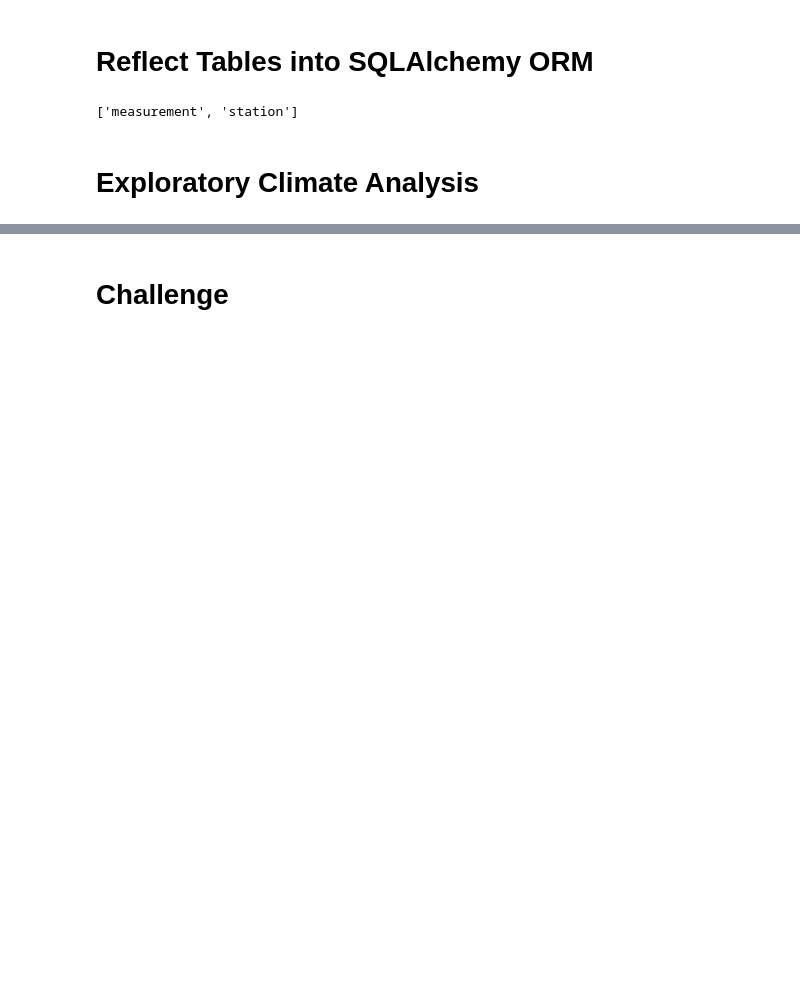
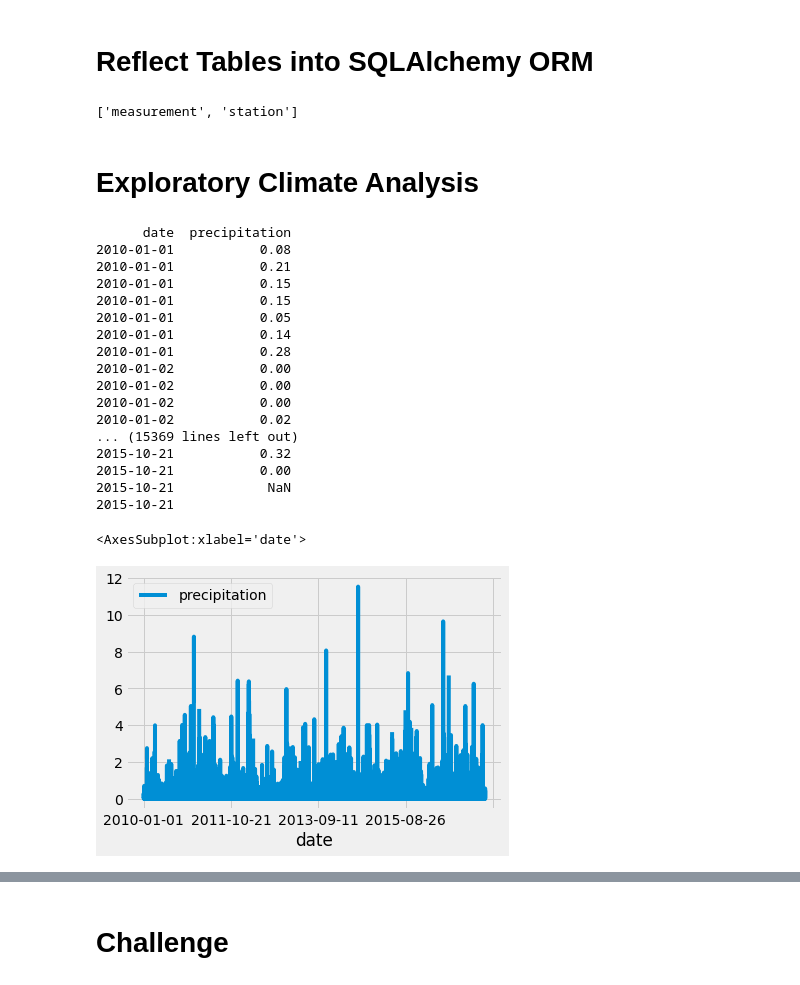
Before and after one commit to mi484811/surfs_up, a Jupyter notebook: climate_analysis.ipynb, the cells around one changed output, grey strips where cells are left out. Drawn from its saved outputs; the diff is of its cells as text; code cells hidden in the pictures; blank space fills up the shorter version.

```diff
--- a/climate_analysis.ipynb
+++ b/climate_analysis.ipynb
@@ -41,15 +41,50 @@ session = Session(engine)
 # %%
 # Design a query to retrieve the last 12 months of precipitation data and plot the results.
 #Starting from the last data point in the database.
+prev_year = dt.date(2017, 8, 23)
 
 # Calculate the date one year from the last date in data set.
+prev_year = dt.date(2017, 8, 23) - dt.timedelta(days=365)
 
 # Perform a query to retrieve the data and precipitation scores
+results = []
+results = session.query(Measurement.date, Measurement.prcp)
+#print(results.all())
+#results = session.query(Measurement.date, Measurement.prcp).filter(Measurement.date >= prev_year)
+#results = session.query(Measurement.date, Measurement.prcp).filter(Measurement.date >= prev_year).all()
 
 # Save the query results as a Pandas DataFrame and set the index to the date column
+df = pd.DataFrame(results, columns=['date','precipitation'])
+df.set_index(df['date'], inplace=True)
+#print(df)
+#print(df.to_string(index=False))
+
 
 # Sort the dataframe by date
+df = df.sort_index()
 
 # Use Pandas Plotting with Matplotlib to plot the data
+print(df.to_string(index=False))
+df.plot()
+# %% [output]
+      date  precipitation
+2010-01-01           0.08
+2010-01-01           0.21
+2010-01-01           0.15
+2010-01-01           0.15
+2010-01-01           0.05
+2010-01-01           0.14
+2010-01-01           0.28
+2010-01-02           0.00
+2010-01-02           0.00
+2010-01-02           0.00
+2010-01-02           0.02
+... (15369 lines left out)
+2015-10-21           0.32
+2015-10-21           0.00
+2015-10-21            NaN
+2015-10-21
+<AxesSubplot:xlabel='date'>
+[figure, added]
 # %%
 # Use Pandas to calcualte the summary statistics for the precipitation data
```
Also changed, not shown: parts of 1 cell of this notebook.
